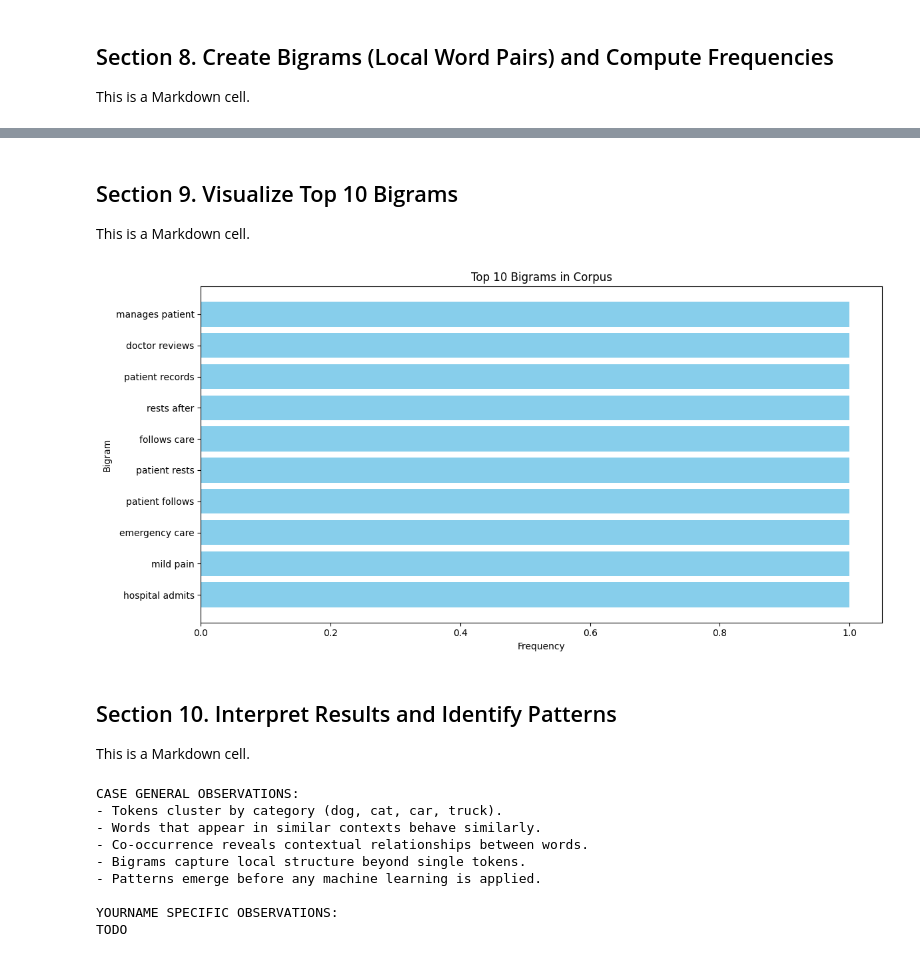
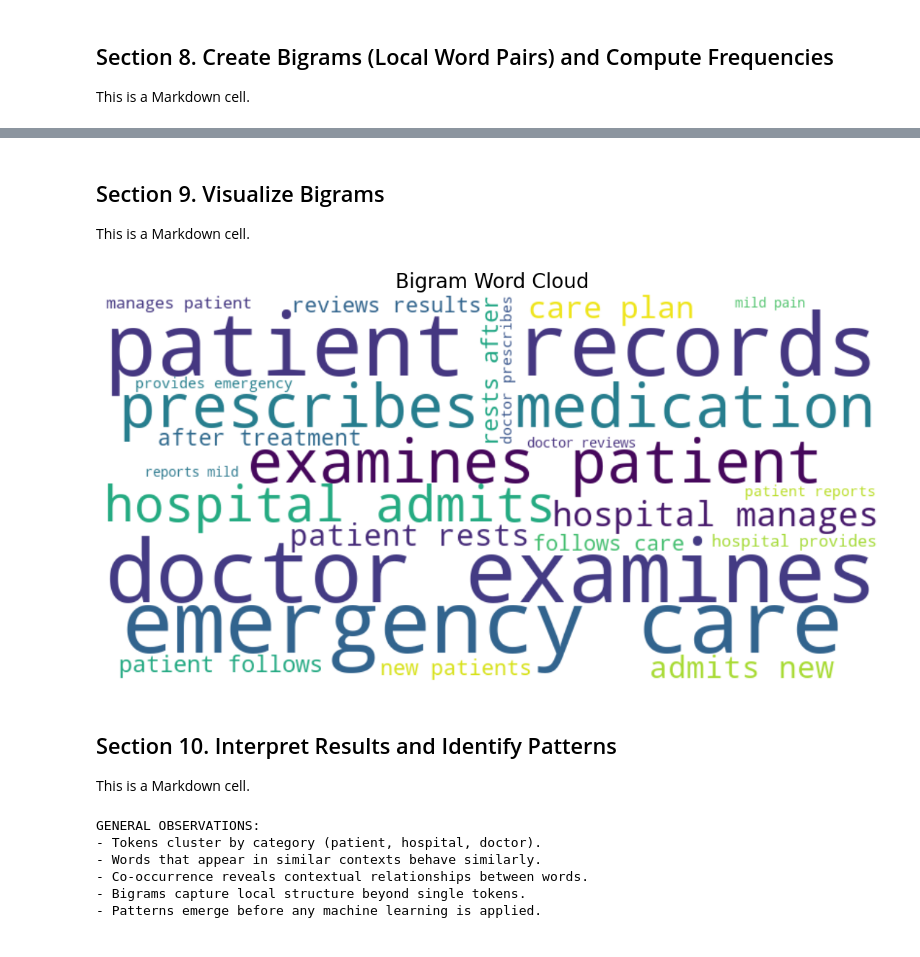
Before and after one commit to sydsailors/nlp-03-text-exploration, a Jupyter notebook: notebooks/nlp_corpus_explore_sailors_phase_5.ipynb, the cells around one changed output, grey strips where cells are left out. Cells and saved outputs as stored; diff of their text form; code cells hidden in the pictures.

```diff
--- a/notebooks/nlp_corpus_explore_sailors_phase_5.ipynb
+++ b/notebooks/nlp_corpus_explore_sailors_phase_5.ipynb
@@ -442,23 +432,28 @@ shape: (10, 2)
 # %% [markdown]
-## Section 9. Visualize Top 10 Bigrams
+## Section 9. Visualize Bigrams
 
 This is a Markdown cell.
-# %%
-top_n = 10
-top_bigrams = bigram_freq_df.head(top_n)
-
-bigrams = top_bigrams["bigram"].to_list()[::-1]  # Reverse for top-down
-counts = top_bigrams["len"].to_list()[::-1]
-
-plt.figure(figsize=(12, 6))
-plt.barh(bigrams, counts, color='skyblue')
-plt.xlabel("Frequency")
-plt.ylabel("Bigram")
-plt.title(f"Top {top_n} Bigrams in Corpus")
-plt.tight_layout()
-plt.show()
-# %% [output]
-[figure, removed]
+# %%
+# Create a dictionary of bigram -> count
+bigram_freqs = dict(
+    zip(
+        bigram_freq_df["bigram"].to_list(), bigram_freq_df["len"].to_list(), strict=True
+    )
+)
+
+# Create the word cloud
+wc = WordCloud(
+    width=800, height=400, background_color="white", colormap="viridis", max_words=100
+).generate_from_frequencies(bigram_freqs)
+
+# Display the word cloud
+plt.figure(figsize=(15, 7))
+plt.imshow(wc, interpolation="bilinear")
+plt.axis("off")
+plt.title("Bigram Word Cloud", fontsize=20)
+plt.show()
+# %% [output]
+[figure, added]
 # %% [markdown]
 ## Section 10. Interpret Results and Identify Patterns
 
@@ -467,26 +462,20 @@ This is a Markdown cell.
 # Section 10 Python cell
 
 
-print("\nCASE GENERAL OBSERVATIONS:")
+print("GENERAL OBSERVATIONS:")
 
-print("- Tokens cluster by category (dog, cat, car, truck).")
+print("- Tokens cluster by category (patient, hospital, doctor).")
 print("- Words that appear in similar contexts behave similarly.")
 print("- Co-occurrence reveals contextual relationships between words.")
 print("- Bigrams capture local structure beyond single tokens.")
 print("- Patterns emerge before any machine learning is applied.")
-
-print("\nYOURNAME SPECIFIC OBSERVATIONS:")
-print("TODO")
 # %% [output]
-CASE GENERAL OBSERVATIONS:
-- Tokens cluster by category (dog, cat, car, truck).
+GENERAL OBSERVATIONS:
+- Tokens cluster by category (patient, hospital, doctor).
 - Words that appear in similar contexts behave similarly.
 - Co-occurrence reveals contextual relationships between words.
 - Bigrams capture local structure beyond single tokens.
 - Patterns emerge before any machine learning is applied.
-
-YOURNAME SPECIFIC OBSERVATIONS:
-TODO
 # %%
 # Final Python cell
 
```
Also changed, not shown: parts of 8 cells of this notebook, 1 other file.
